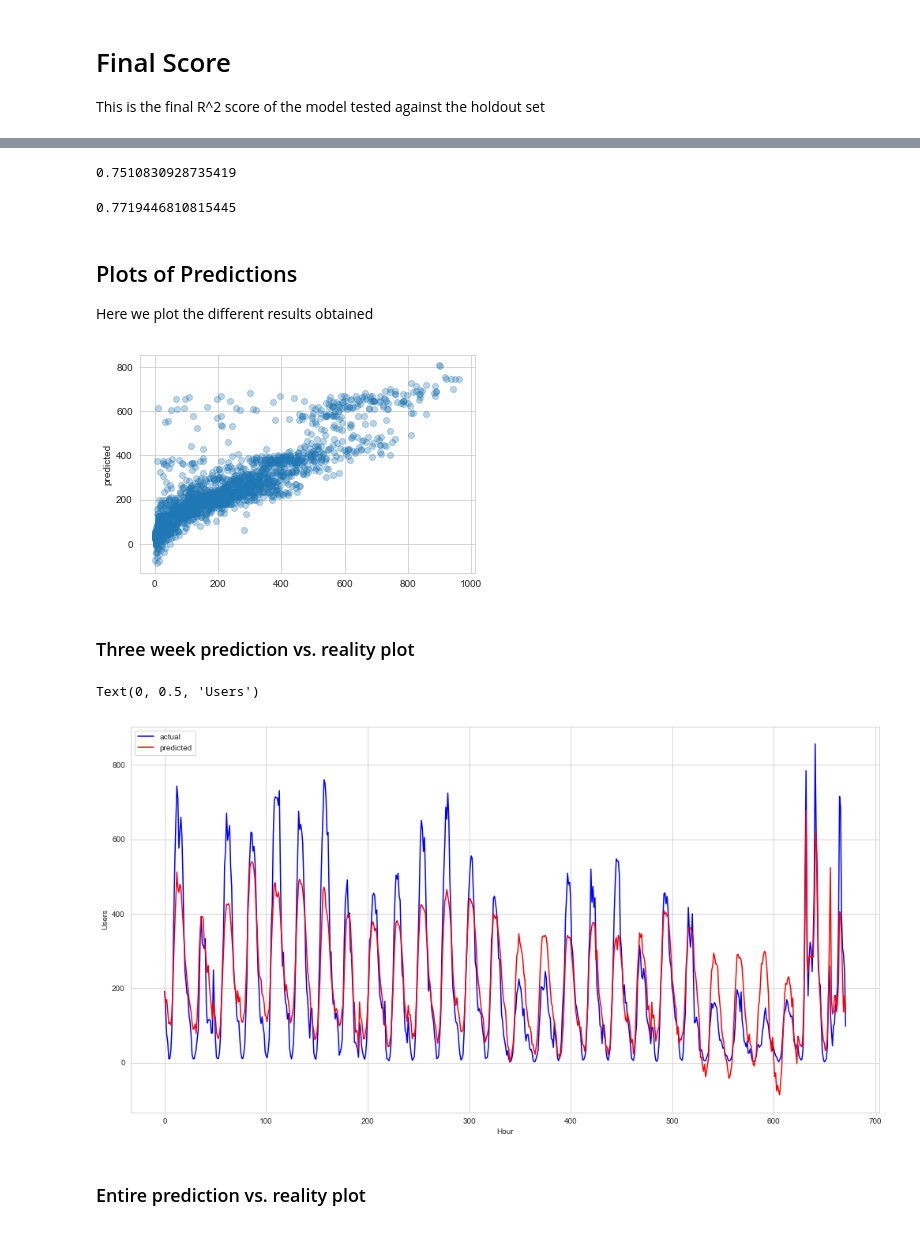
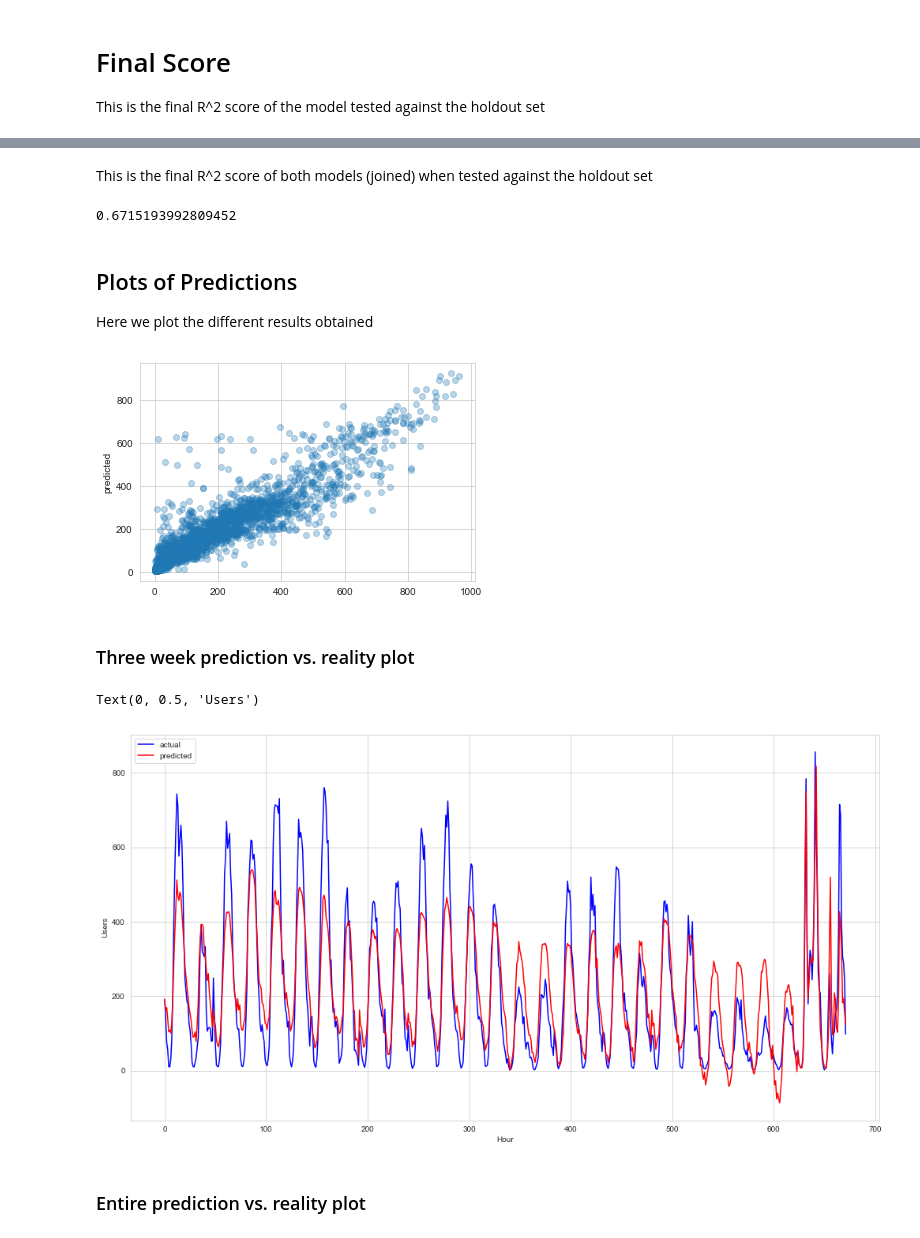
Before and after one commit to akoury/ml-helper, a Jupyter notebook: Regression.ipynb, the cells around one changed output, grey strips where cells are left out. Cells and saved outputs as stored; diff of their text form; code cells hidden in the pictures.

```diff
--- a/Regression.ipynb
+++ b/Regression.ipynb
@@ -529,0 +539,2 @@ Here you can see all of the scores, first with a baseline (with a simple linear
+# %%
+all_scores = hp.pipeline(train_data, models, pipe, note = 'Base model')
@@ -530,4 +547,4 @@ Here you can see all of the scores, first with a baseline (with a simple linear
 # %%
-all_scores = hp.pipeline(train_data, models, pipe)
+all_scores = hp.pipeline(train_data, models, pipe, all_scores)
 # %% [output]
 |  | Model | CV Score | Time | Steps | Note |
@@ -565,15 +599,19 @@ hp.plot_models(all_wd_scores)
 # %%
-grid = {
-    'random_forest__criterion': ['mse', 'mae'],
+rf_grid = {
+#     'random_forest__criterion': ['mse', 'mae'],
     'random_forest__max_depth': [10, 30],
-    'random_forest__min_samples_leaf': [2, 4],
-    'random_forest__min_samples_split': [5, 10],
-    'random_forest__max_leaf_nodes': [20, 50],
+#     'random_forest__min_samples_leaf': [2, 4],
+#     'random_forest__min_samples_split': [5, 10],
+#     'random_forest__max_leaf_nodes': [20, 50],
 }
 
-final_scores, f_pipe = hp.cv_evaluate(train_data, model = clone(hp.best_pipeline(all_scores)), grid = grid)
-# final_we_scores, we_pipe = hp.cv_evaluate(train_data.loc[train_data['weekday'].isin([0,6])], model = clone(hp.best_pipeline(all_we_scores)), grid = grid)
-# final_wd_scores, wd_pipe = hp.cv_evaluate(train_data.loc[~train_data['weekday'].isin([0,6])], model = clone(hp.best_pipeline(all_wd_scores)), grid = grid)
+lr_grid = {
+    'linear_regression__fit_intercept': [True, False]
+}
+
+final_scores, f_pipe = hp.cv_evaluate(train_data, model = clone(hp.top_pipeline(all_scores)), grid = rf_grid)
+final_we_scores, we_pipe = hp.cv_evaluate(train_data.loc[train_data['weekday'].isin([0,6])], model = clone(hp.top_pipeline(all_we_scores)), grid = lr_grid)
+final_wd_scores, wd_pipe = hp.cv_evaluate(train_data.loc[~train_data['weekday'].isin([0,6])], model = clone(hp.top_pipeline(all_wd_scores)), grid = rf_grid)
 # %% [markdown]
 ### Best Parameters for the models
 # %%
@@ -598,12 +639,8 @@ f_score
-# %%
-f_y, f_predictions = hp.predict(train_data, holdout, hp.best_pipeline(all_scores))
-f_score = metric_scorer(f_y, f_predictions)
-f_score
-# %% [output]
-0.7510830928735419
+# %% [markdown]
+This is the final R^2 score of both models (joined) when tested against the holdout set
 # %%
-y_we, we_predictions = hp.predict(train_data.loc[train_data['weekday'].isin([0,6])], holdout.loc[holdout['weekday'].isin([0,6])], hp.best_pipeline(all_we_scores))
-y_wd, wd_predictions = hp.predict(train_data.loc[~train_data['weekday'].isin([0,6])], holdout.loc[~holdout['weekday'].isin([0,6])], hp.best_pipeline(all_wd_scores))
+y_we, we_predictions = hp.predict(train_data.loc[train_data['weekday'].isin([0,6])], holdout.loc[holdout['weekday'].isin([0,6])], hp.top_pipeline(all_we_scores))
+y_wd, wd_predictions = hp.predict(train_data.loc[~train_data['weekday'].isin([0,6])], holdout.loc[~holdout['weekday'].isin([0,6])], hp.top_pipeline(all_wd_scores))
 
 y = np.append(y_we,y_wd)
 predictions = np.append(we_predictions,wd_predictions)
@@ -611,21 +648,21 @@ predictions = np.append(we_predictions,wd_predictions)
 score = metric_scorer(y, predictions)
 score
 # %% [output]
-0.7719446810815445
+0.6715193992809452
 # %% [markdown]
 ## Plots of Predictions
 
 Here we plot the different results obtained
 # %%
-plt.scatter(y, predictions, alpha=0.3)
+plt.scatter(f_y, f_predictions, alpha=0.3)
 plt.ylabel('predicted')
 plt.show()
 # %% [output]
-[figure, old version]
+[figure, new version]
 # %% [markdown]
 ### Three week prediction vs. reality plot
 # %%
-holdout_final_plots['predictions'] = predictions
+holdout_final_plots['predictions'] = f_predictions
 plt.figure(figsize=(17, 9))
 ax = sns.lineplot(data = y[0:672], color='blue', label = 'actual')
 ax = sns.lineplot(data = predictions[0:672], color='red', label = 'predicted')
@@ -634,7 +671,7 @@ plt.xlabel('Hour')
 plt.ylabel('Users')
 # %% [output]
 Text(0, 0.5, 'Users')
-[figure, old version]
+[figure, new version]
 # %% [markdown]
 ### Entire prediction vs. reality plot
 # %%
```
Also changed, not shown: parts of 35 cells of this notebook, 2 other files.
